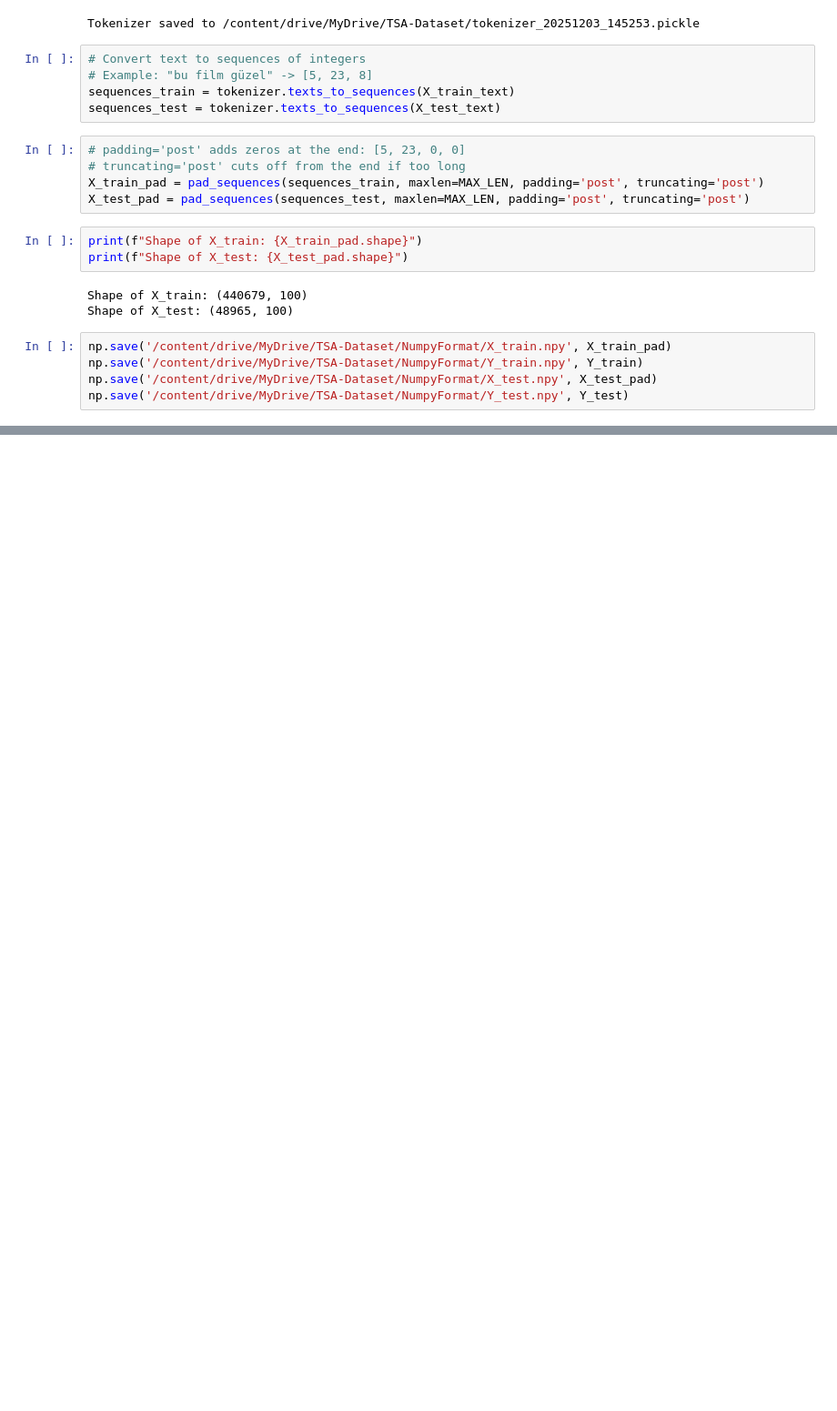
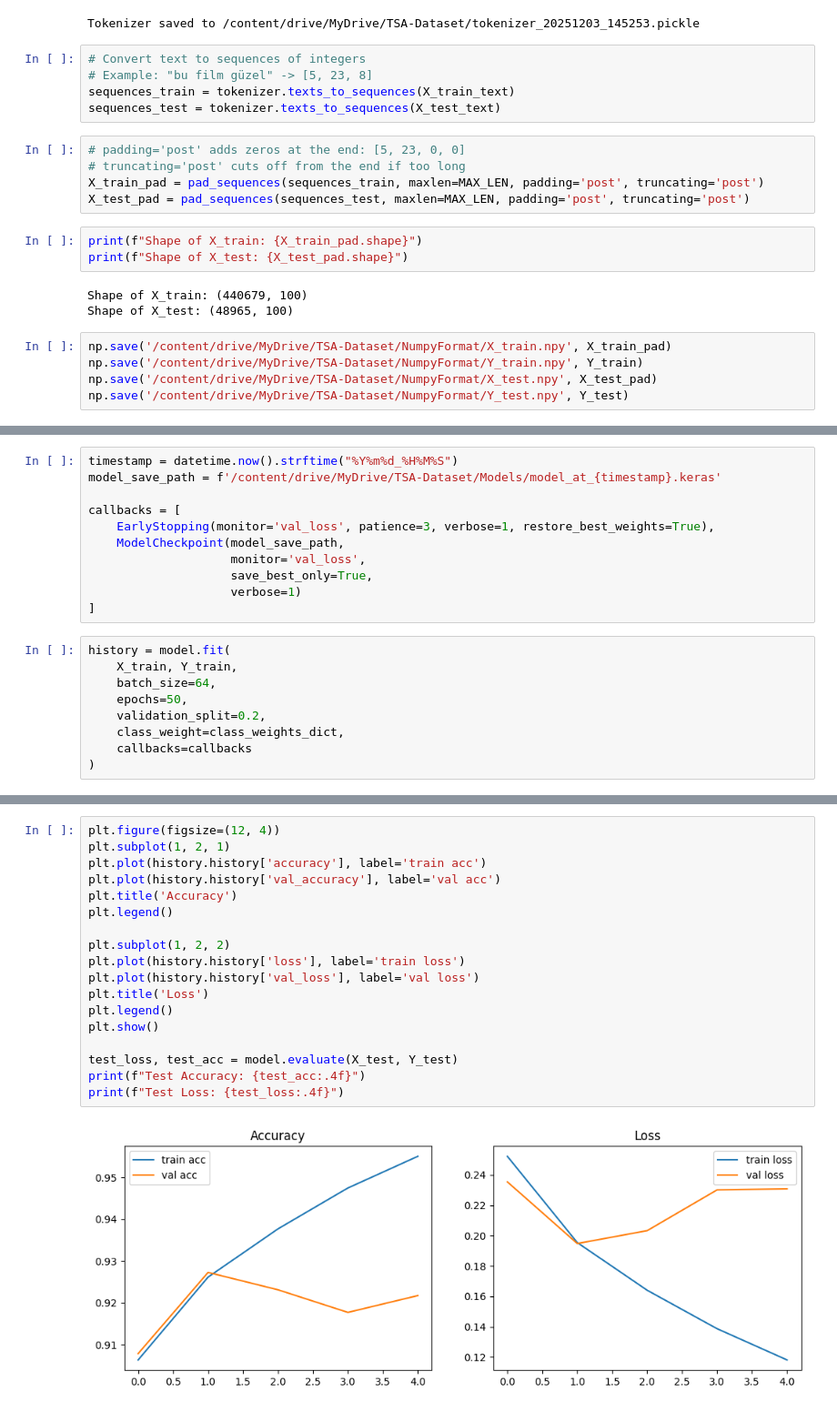
Before and after one commit to omerfcinoglu/Turkish_Sentiment_Analysis, a Jupyter notebook: Turkish_Sentiment_Analysis.ipynb, the cells around one changed output, grey strips where cells are left out. Shown at 91% size. Cells and saved outputs as stored; diff of their text form; blank space fills up the shorter version.

Commit message:
overfitted first model

```diff
--- a/Turkish_Sentiment_Analysis.ipynb
+++ b/Turkish_Sentiment_Analysis.ipynb
@@ -278,0 +350,20 @@ np.save('/content/drive/MyDrive/TSA-Dataset/NumpyFormat/Y_test.npy', Y_test)
+# %%
+timestamp = datetime.now().strftime("%Y%m%d_%H%M%S")
+model_save_path = f'/content/drive/MyDrive/TSA-Dataset/Models/model_at_{timestamp}.keras'
+
+callbacks = [
+    EarlyStopping(monitor='val_loss', patience=3, verbose=1, restore_best_weights=True),
+    ModelCheckpoint(model_save_path,
+                    monitor='val_loss',
+                    save_best_only=True,
+                    verbose=1)
+]
+# %%
+history = model.fit(
+    X_train, Y_train,
+    batch_size=64,
+    epochs=50,
+    validation_split=0.2,
+    class_weight=class_weights_dict,
+    callbacks=callbacks
+)
@@ -278,0 +388,20 @@ np.save('/content/drive/MyDrive/TSA-Dataset/NumpyFormat/Y_test.npy', Y_test)
+# %%
+plt.figure(figsize=(12, 4))
+plt.subplot(1, 2, 1)
+plt.plot(history.history['accuracy'], label='train acc')
+plt.plot(history.history['val_accuracy'], label='val acc')
+plt.title('Accuracy')
+plt.legend()
+
+plt.subplot(1, 2, 2)
+plt.plot(history.history['loss'], label='train loss')
+plt.plot(history.history['val_loss'], label='val loss')
+plt.title('Loss')
+plt.legend()
+plt.show()
+
+test_loss, test_acc = model.evaluate(X_test, Y_test)
+print(f"Test Accuracy: {test_acc:.4f}")
+print(f"Test Loss: {test_loss:.4f}")
+# %% [output]
+[figure, added]
```
Also changed, not shown: parts of 10 cells of this notebook.
